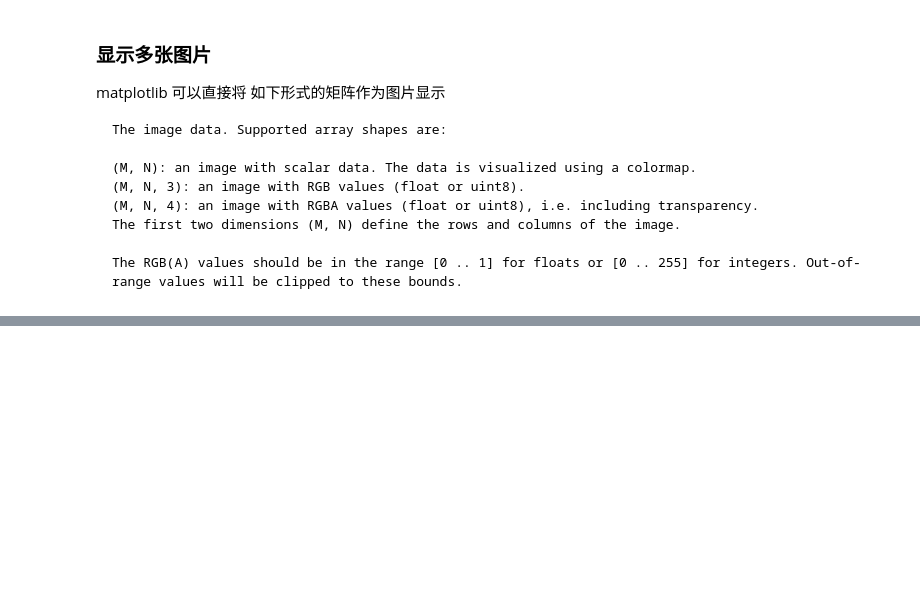
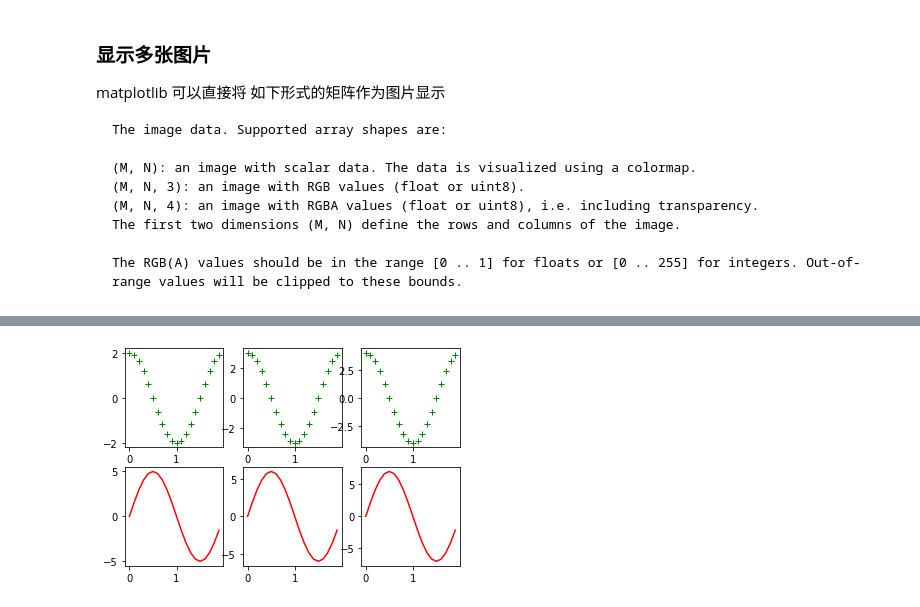
Before and after one commit to SS4G/big_ml, a Jupyter notebook: plot/matplotlib_demo.ipynb, the cells around one changed output, grey strips where cells are left out. Saved outputs shown, nothing was run; the diff lists cells and outputs as text; code cells hidden in the pictures; blank space fills up the shorter version.

```diff
--- a/plot/matplotlib_demo.ipynb
+++ b/plot/matplotlib_demo.ipynb
@@ -240,0 +286,4 @@ plt.show()
+# %%
+x = np.arange(0, 2, 0.1)
+y1 = np.sin(x * np.pi)
+y2 = np.cos(x * np.pi)
@@ -240,0 +302,15 @@ plt.show()
+# %%
+fig1, axs = plt.subplots(nrows=2, ncols=3)
+# fig 是一个包含6个axes 对象的总对象
+# 返回的axs是一个 包含axes对象的numpy array
+cnt = 1
+for idx, ax_row in enumerate(axs):
+    for ax in ax_row:
+        cnt += 1
+        if idx % 2 == 1:
+            ax.plot(x, cnt*y1, 'r-')
+        else:
+            ax.plot(x, cnt*y2, 'g+')
+fig1.show()
+# %% [output]
+[figure, added]
```
Also changed, not shown: parts of 12 cells of this notebook, 1 other file.
